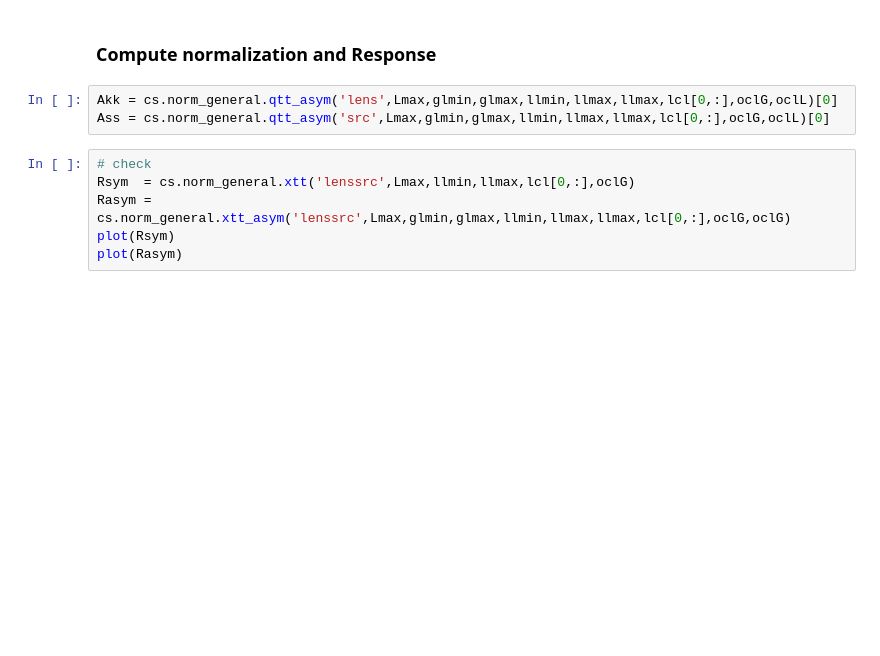
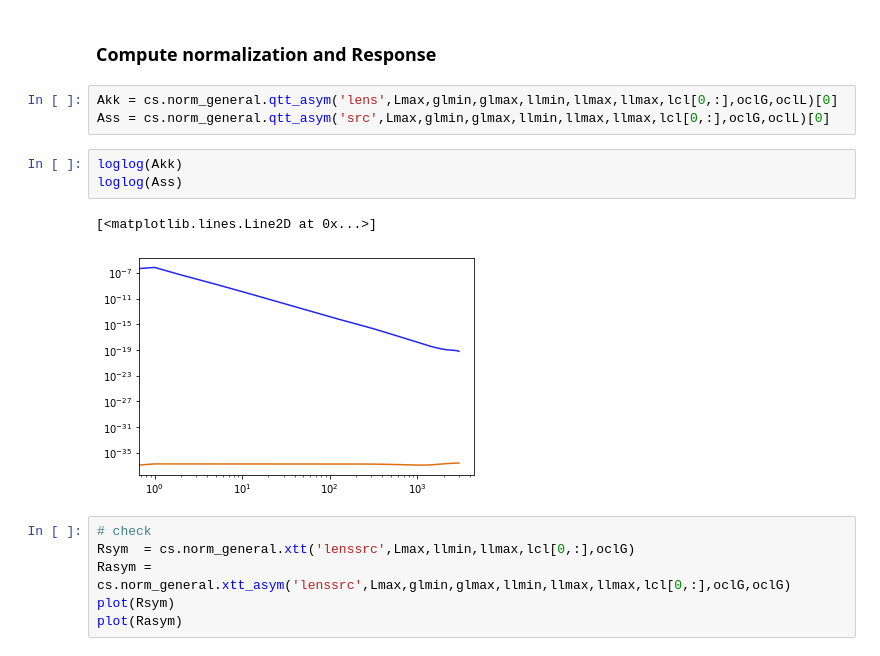
Before and after one commit to simonsobs/tempura, a Jupyter notebook: examples/bias-hardened_asym.ipynb, the cells around one changed output. Saved outputs shown, nothing was run; the diff lists cells and outputs as text; blank space fills up the shorter version.

```diff
--- a/examples/bias-hardened_asym.ipynb
+++ b/examples/bias-hardened_asym.ipynb
@@ -49,6 +49,12 @@ oclL = lcl[0] + nlL
 # %%
 Akk = cs.norm_general.qtt_asym('lens',Lmax,glmin,glmax,llmin,llmax,llmax,lcl[0,:],oclG,oclL)[0]
 Ass = cs.norm_general.qtt_asym('src',Lmax,glmin,glmax,llmin,llmax,llmax,lcl[0,:],oclG,oclL)[0]
+# %%
+loglog(Akk)
+loglog(Ass)
+# %% [output]
+[<matplotlib.lines.Line2D at 0x...>]
+[figure, added]
 # %%
 # check
 Rsym  = cs.norm_general.xtt('lenssrc',Lmax,llmin,llmax,lcl[0,:],oclG)
```
Also changed, not shown: parts of 17 cells of this notebook.
